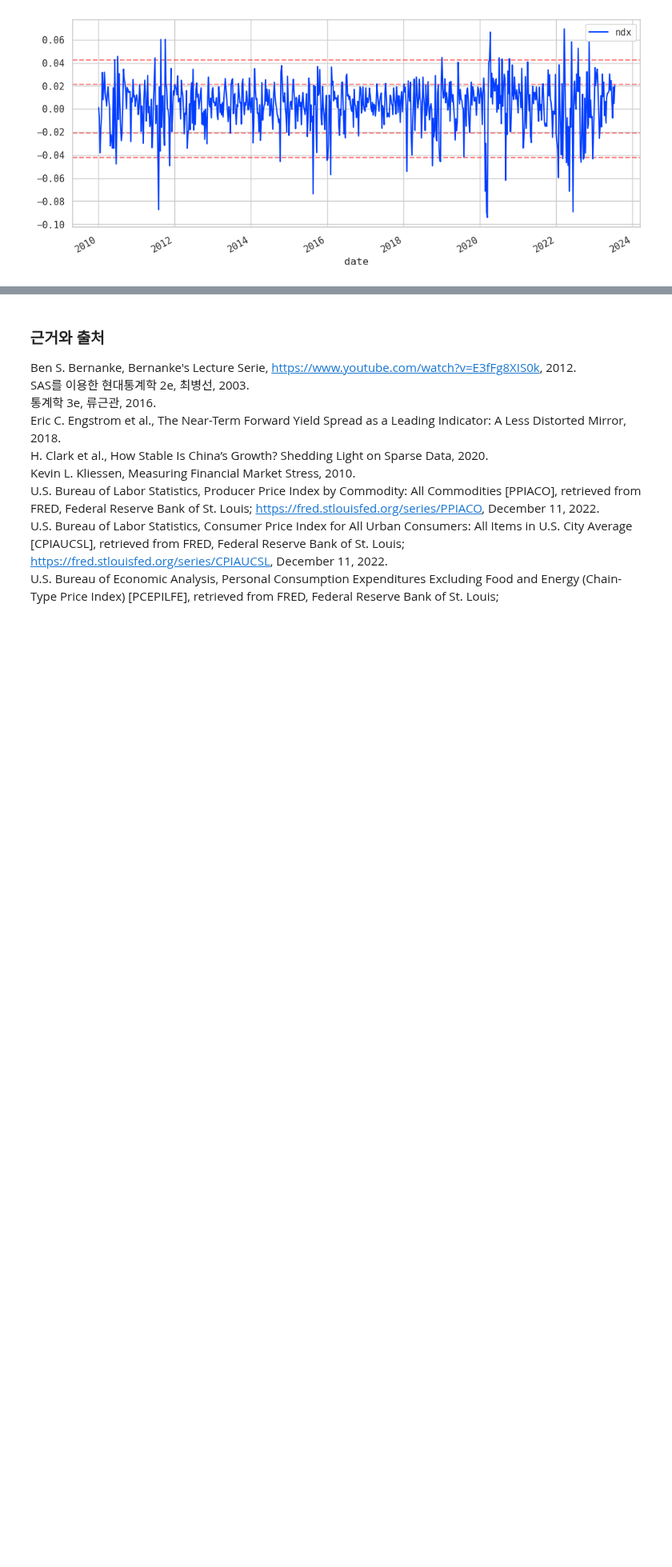
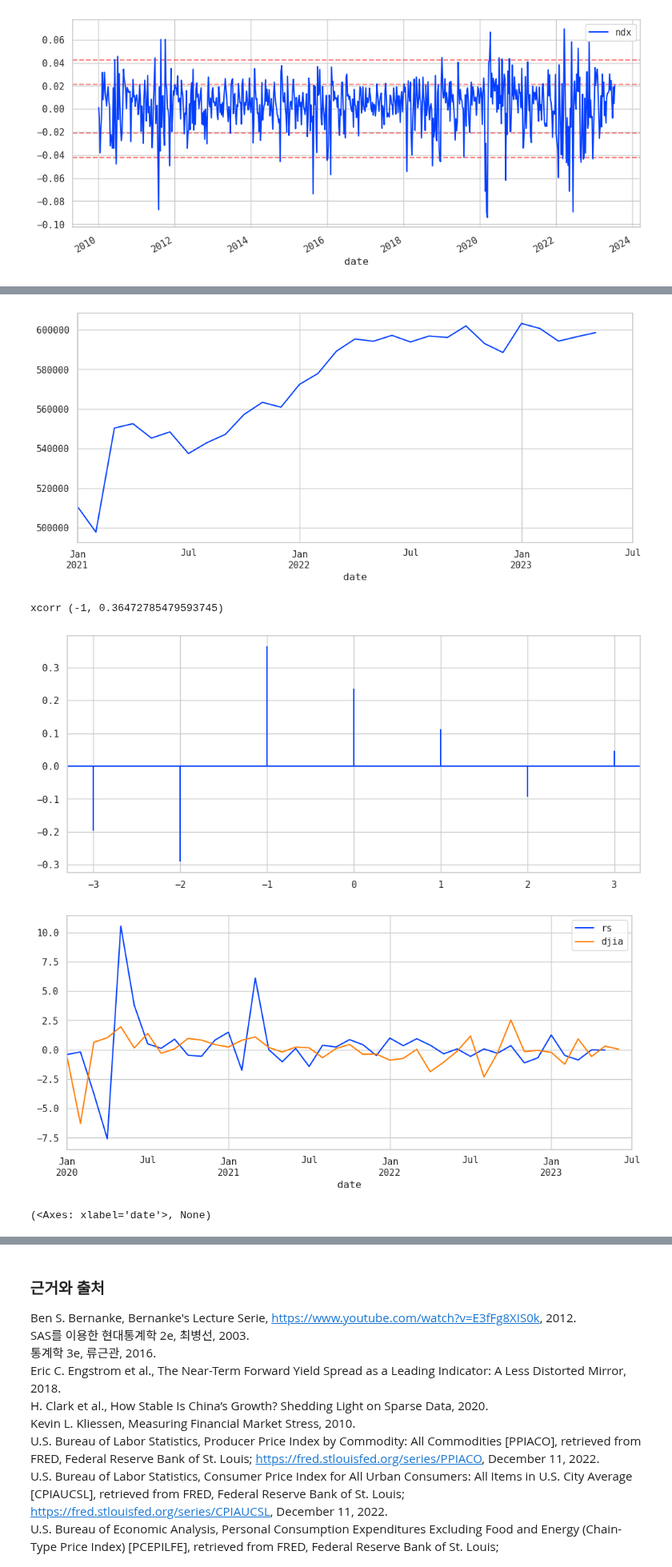
Before and after one commit to beeseosil/pub, a Jupyter notebook: da/fin.ipynb, the cells around one changed output, grey strips where cells are left out. Shown at 80% size. Drawn from its saved outputs; the diff is of its cells as text; code cells hidden in the pictures; blank space fills up the shorter version.

```diff
--- a/da/fin.ipynb
+++ b/da/fin.ipynb
@@ -192,0 +201,19 @@ _data.plot(ax=ax)
+# %%
+data.rs.resample("m").mean().loc["2021":].plot(),plt.show()
+rs=data.rs.resample("m").mean().pct_change(fill_method=None).dropna()
+djia=data.djia.resample("m").mean().pct_change()
+lattice=scipy.stats.zscore(pd.concat([rs,djia],axis=1),nan_policy="omit").dropna(subset=["djia"])
+
+djia_to_rs=plt.xcorr(lattice.dropna().djia,lattice.dropna().rs,maxlags=3)
+djia_to_rs_idx=abs(djia_to_rs[1]).argmax()
+print("xcorr",(djia_to_rs[0][djia_to_rs_idx],djia_to_rs[1][djia_to_rs_idx]))
+
+lattice_=lattice.loc["2020":]
+lattice_.djia=lattice_.djia.shift(-1)
+lattice_.plot(),plt.show()
+# %% [output]
+[figure, added]
+xcorr (-1, 0.36472785479593745)
+[figure, added]
+[figure, added]
+(<Axes: xlabel='date'>, None)
```
Also changed, not shown: parts of 9 cells of this notebook.
